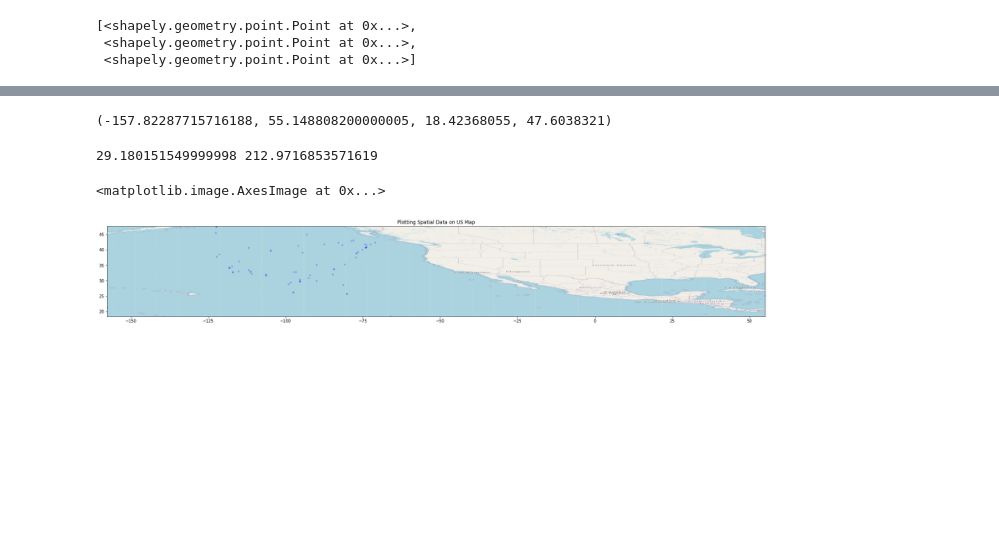
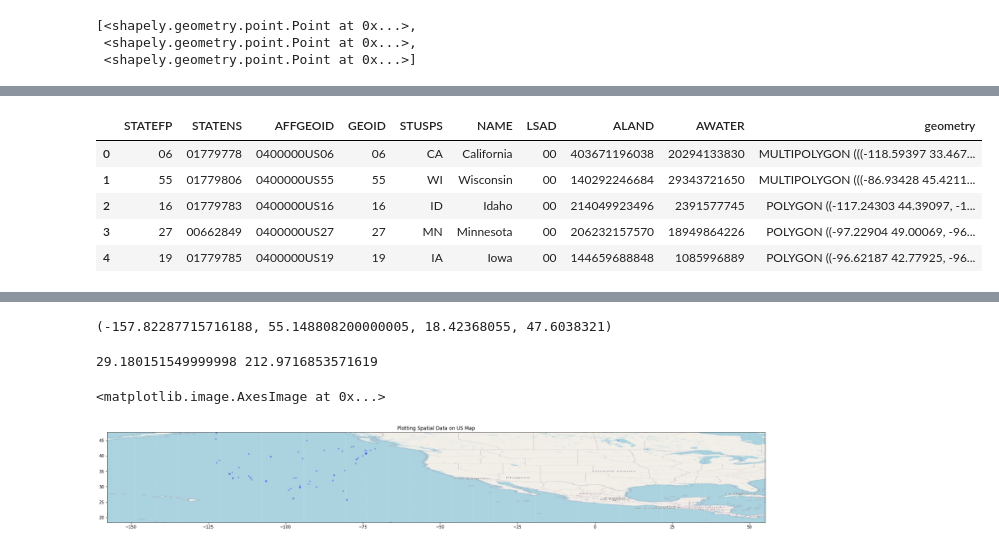
Before and after one commit to lrhf97/geo_courts, a Jupyter notebook: Immigration_judge_directory.ipynb, the cells around one changed output, grey strips where cells are left out. Saved outputs shown, nothing was run; the diff lists cells and outputs as text; code cells hidden in the pictures; blank space fills up the shorter version.

```diff
--- a/Immigration_judge_directory.ipynb
+++ b/Immigration_judge_directory.ipynb
@@ -285,4 +284,12 @@ geo_df.head()
 | 4 | Adelanto | [DePowell, Bryan E., Halperin, Ra... | Roberts, Valerie (Acting) | 10250 Rancho Road, Ste. 201A | Adelanto, CA 92301 | 760-561-6500 | [Adelanto,, CA, 92301] | 34.582770 | -117.409215 | POINT (-117.40922 34.58277) |
 # %%
 us_map=gpd.read_file('data/cb_2020_us_state_20m.shp')
+us_map.head()
+# %% [output]
+|  | STATEFP | STATENS | AFFGEOID | GEOID | STUSPS | NAME | LSAD | ALAND | AWATER | geometry |
+| 0 | 06 | 01779778 | 0400000US06 | 06 | CA | California | 00 | 403671196038 | 20294133830 | MULTIPOLYGON (((-118.59397 33.467... |
+| 1 | 55 | 01779806 | 0400000US55 | 55 | WI | Wisconsin | 00 | 140292246684 | 29343721650 | MULTIPOLYGON (((-86.93428 45.4211... |
+| 2 | 16 | 01779783 | 0400000US16 | 16 | ID | Idaho | 00 | 214049923496 | 2391577745 | POLYGON ((-117.24303 44.39097, -1... |
+| 3 | 27 | 00662849 | 0400000US27 | 27 | MN | Minnesota | 00 | 206232157570 | 18949864226 | POLYGON ((-97.22904 49.00069, -96... |
+| 4 | 19 | 01779785 | 0400000US19 | 19 | IA | Iowa | 00 | 144659688848 | 1085996889 | POLYGON ((-96.62187 42.77925, -96... |
 # %%
```
Also changed, not shown: parts of 2 cells of this notebook.
